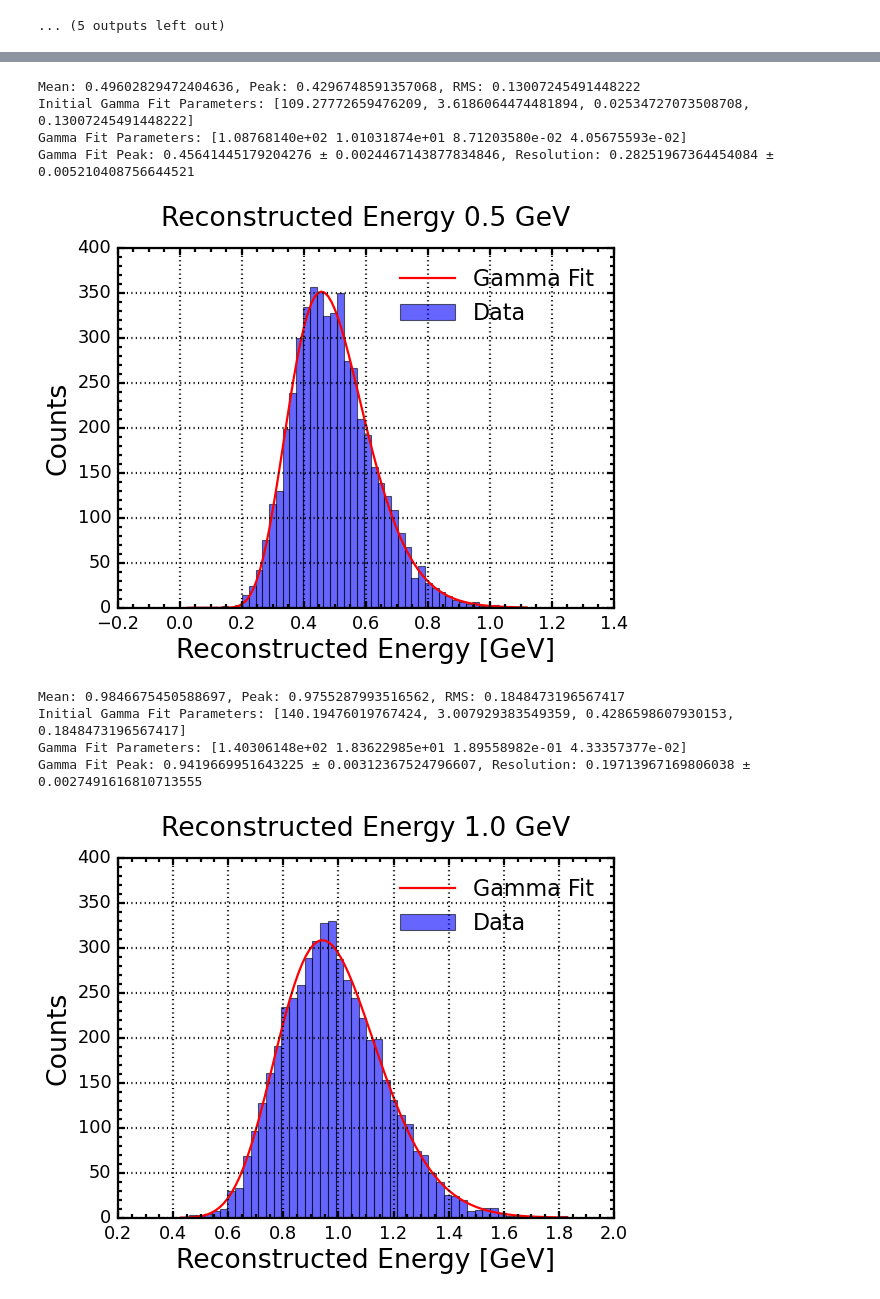
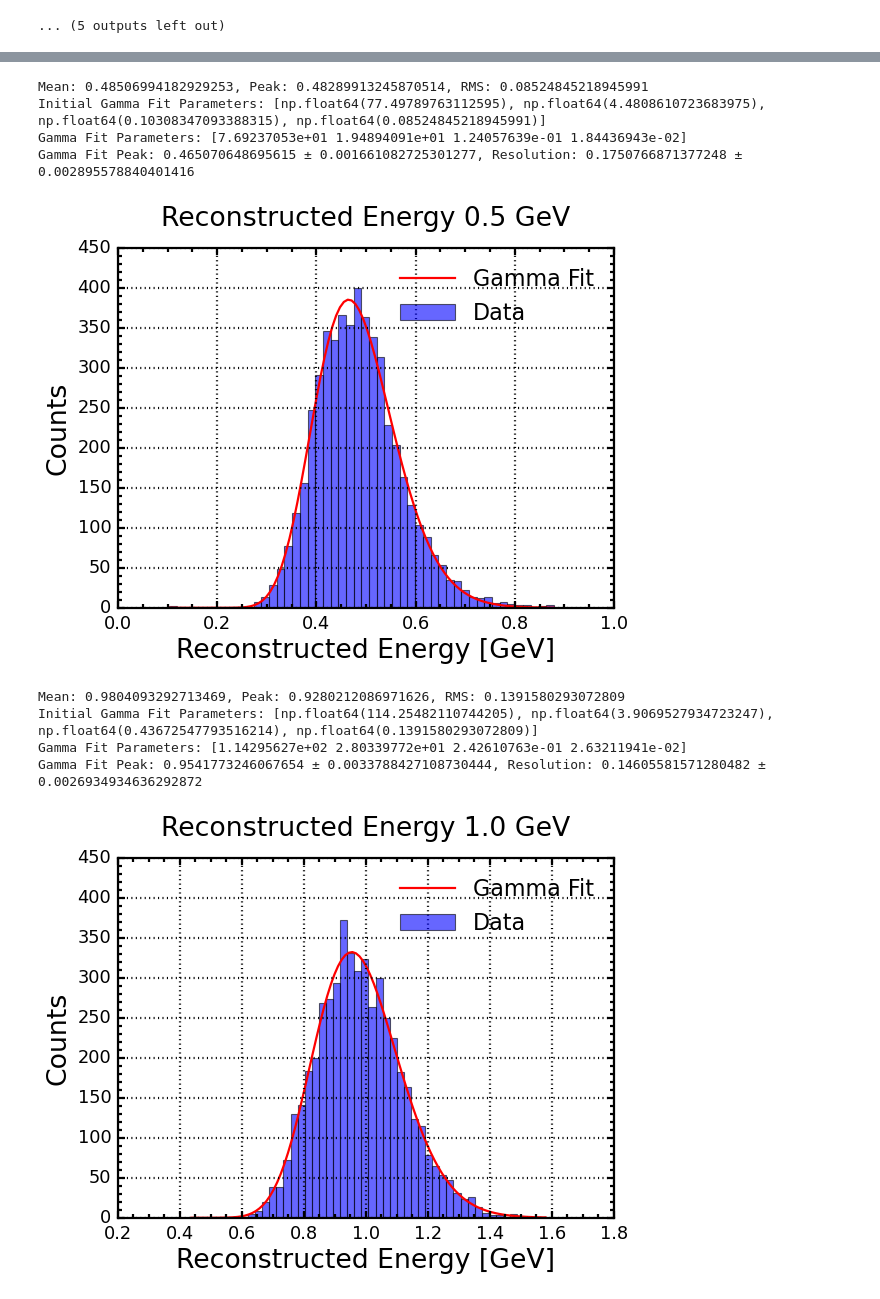
Before and after one commit to syk1995/SiW-ECAL-optimisation, a Jupyter notebook: Ana/Reconstruction/Reco.ipynb, the cells around one changed output, grey strips where cells are left out. Drawn from its saved outputs; the diff is of its cells as text; code cells hidden in the pictures.

```diff
--- a/Ana/Reconstruction/Reco.ipynb
+++ b/Ana/Reconstruction/Reco.ipynb
@@ -423,6 +538,9 @@ def fit_all(type,E_truth,counts,bin_edges):
     peak_gamma = (k-1) * theta + mu
     J = np.array([0,theta, 1.0, (k - 1.0)])
     peak_gamma_error = np.sqrt(J @ cov_gamma @ J)
+    mean_gamma = k * theta + mu
+    J = np.array([0,theta, 1.0, k])
+    mean_gamma_error = np.sqrt(J @ cov_gamma @ J)
     #res
     res_gamma = np.sqrt(k) * theta / peak_gamma
     dr_dnorm = 0.0
@@ -453,10 +571,10 @@ def fit_all(type,E_truth,counts,bin_edges):
     plt.legend(loc='upper right')
     plt.grid(True)
     plt.show()
-    return (peak_gamma, peak_gamma_error, res_gamma, res_gamma_error)
+    return (mean_gamma, mean_gamma_error, peak_gamma, peak_gamma_error, res_gamma, res_gamma_error)
 # %%
 #This cell is left here for debug
-i_E = 0  # Example index, change as needed
+i_E = 1  # Example index, change as needed
 Hist = Reco_hist_cheat[i_E]
-peak_gamma,peak_gamma_error,res_gamma,res_gamma_error = fit_all("E_reco",Hist["E_truth"],Hist["counts"],Hist["bin_edges"])
+mean_gamma,mean_gamma_error,peak_gamma,peak_gamma_error,res_gamma,res_gamma_error = fit_all("E_reco",Hist["E_truth"],Hist["counts"],Hist["bin_edges"])
 # %% [output]
@@ -468,38 +586,50 @@ Gamma Fit Peak: 0.4641363870587104 ± 0.0016275335881709052, Resolution: 0.17833
 # %%
 #Fit RecoE and Save as CSV
 #Gauss and LogNormal were not fitted but saved as 0 to keep format
 results = []
+CONF="cheat" #LW or cheat
 for i_E in range(len(Energy_Val)):
-    peak_gauss, peak_gauss_error, res_gauss, res_gauss_error = 0, 0, 0, 0
-    peak_log_normal, peak_log_normal_error, res_log_normal, res_log_normal_error = 0, 0, 0, 0
-    Hist = Reco_hist[i_E]
-    peak_gamma, peak_gamma_error, res_gamma, res_gamma_error = fit_all("E_reco",Hist["E_truth"],Hist["counts"],Hist["bin_edges"])
+    mean_gauss,mean_gauss_error,peak_gauss, peak_gauss_error, res_gauss, res_gauss_error = 0, 0, 0, 0, 0, 0
+    mean_log_normal,mean_log_normal_error, peak_log_normal, peak_log_normal_error, res_log_normal, res_log_normal_error = 0, 0, 0, 0, 0, 0
+    if CONF=="cheat":
+        Hist = Reco_hist_cheat[i_E]
+    elif CONF=="LW":
+        Hist = Reco_hist[i_E]
+    else:
+        raise ValueError("Unknown CONF")
+    mean_gamma,mean_gamma_error,peak_gamma, peak_gamma_error, res_gamma, res_gamma_error = fit_all("E_reco",Hist["E_truth"],Hist["counts"],Hist["bin_edges"])
     results.append({
         "ParticleEnergy": Energy_Val[i_E],
+        "Mean_Gauss": mean_gauss,
+        "Mean_Gauss_Error": mean_gauss_error,
         "Peak_Gauss": peak_gauss,
         "Peak_Gauss_Error": peak_gauss_error,
         "Res_Gauss": res_gauss,
         "Res_Gauss_Error": res_gauss_error,
+        "Mean_Gamma": mean_gamma,
+        "Mean_Gamma_Error": mean_gamma_error,
         "Peak_Gamma": peak_gamma,
         "Peak_Gamma_Error": peak_gamma_error,
         "Res_Gamma": res_gamma,
         "Res_Gamma_Error": res_gamma_error,
+        "Mean_LogNormal": mean_log_normal,
+        "Mean_LogNormal_Error": mean_log_normal_error,
         "Peak_LogNormal": peak_log_normal,
         "Peak_LogNormal_Error": peak_log_normal_error,
         "Res_LogNormal": res_log_normal,
         "Res_LogNormal_Error": res_log_normal_error
     })
 df = pd.DataFrame(results)
-outputfile_name = os.path.join(DataPath_Validate, "RecoE_LW_Fit.csv")
+outputfile_name = os.path.join(DataPath_Validate, f"RecoE_{CONF}_Fit.csv")
 df.to_csv(outputfile_name, index=False)
 # %% [output]
-Mean: 0.49602829472404636, Peak: 0.4296748591357068, RMS: 0.13007245491448222
-Initial Gamma Fit Parameters: [109.27772659476209, 3.6186064474481894, 0.02534727073508708, 0.13007245491448222]
-Gamma Fit Parameters: [1.08768140e+02 1.01031874e+01 8.71203580e-02 4.05675593e-02]
-Gamma Fit Peak: 0.45641445179204276 ± 0.0024467143877834846, Resolution: 0.28251967364454084 ± 0.005210408756644521
+Mean: 0.48506994182929253, Peak: 0.48289913245870514, RMS: 0.08524845218945991
+Initial Gamma Fit Parameters: [np.float64(77.49789763112595), np.float64(4.4808610723683975), np.float64(0.10308347093388315), np.float64(0.08524845218945991)]
+Gamma Fit Parameters: [7.69237053e+01 1.94894091e+01 1.24057639e-01 1.84436943e-02]
+Gamma Fit Peak: 0.465070648695615 ± 0.001661082725301277, Resolution: 0.1750766871377248 ± 0.002895578840401416
-[figure, old version]
+[figure, new version]
-Mean: 0.9846675450588697, Peak: 0.9755287993516562, RMS: 0.1848473196567417
-Initial Gamma Fit Parameters: [140.19476019767424, 3.007929383549359, 0.4286598607930153, 0.1848473196567417]
-Gamma Fit Parameters: [1.40306148e+02 1.83622985e+01 1.89558982e-01 4.33357377e-02]
-Gamma Fit Peak: 0.9419669951643225 ± 0.00312367524796607, Resolution: 0.19713967169806038 ± 0.0027491616810713555
+Mean: 0.9804093292713469, Peak: 0.9280212086971626, RMS: 0.1391580293072809
+Initial Gamma Fit Parameters: [np.float64(114.25482110744205), np.float64(3.9069527934723247), np.float64(0.43672547793516214), np.float64(0.1391580293072809)]
+Gamma Fit Parameters: [1.14295627e+02 2.80339772e+01 2.42610763e-01 2.63211941e-02]
+Gamma Fit Peak: 0.9541773246067654 ± 0.0033788427108730444, Resolution: 0.14605581571280482 ± 0.0026934934636292872
-[figure, old version]
+[figure, new version]
```
Also changed, not shown: parts of 9 cells of this notebook, 5 other files.
